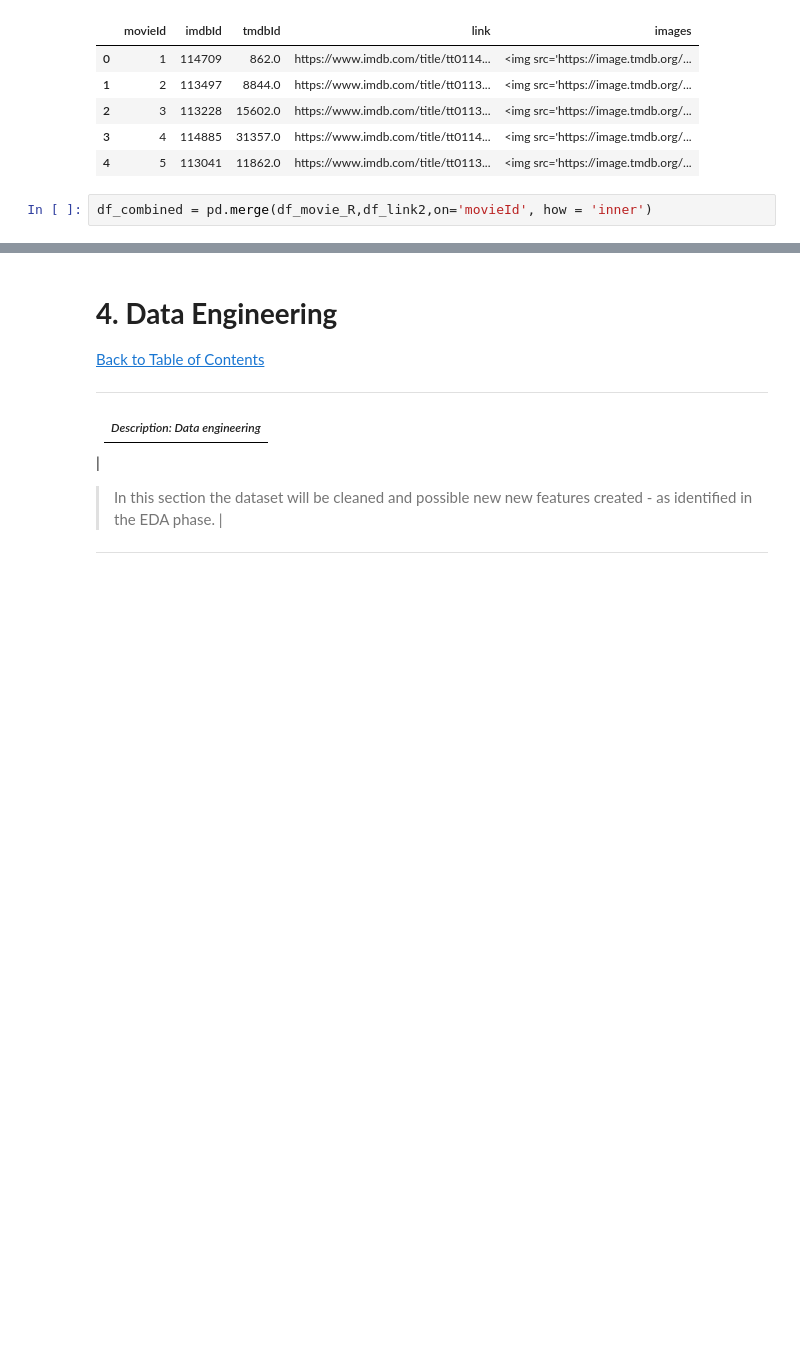
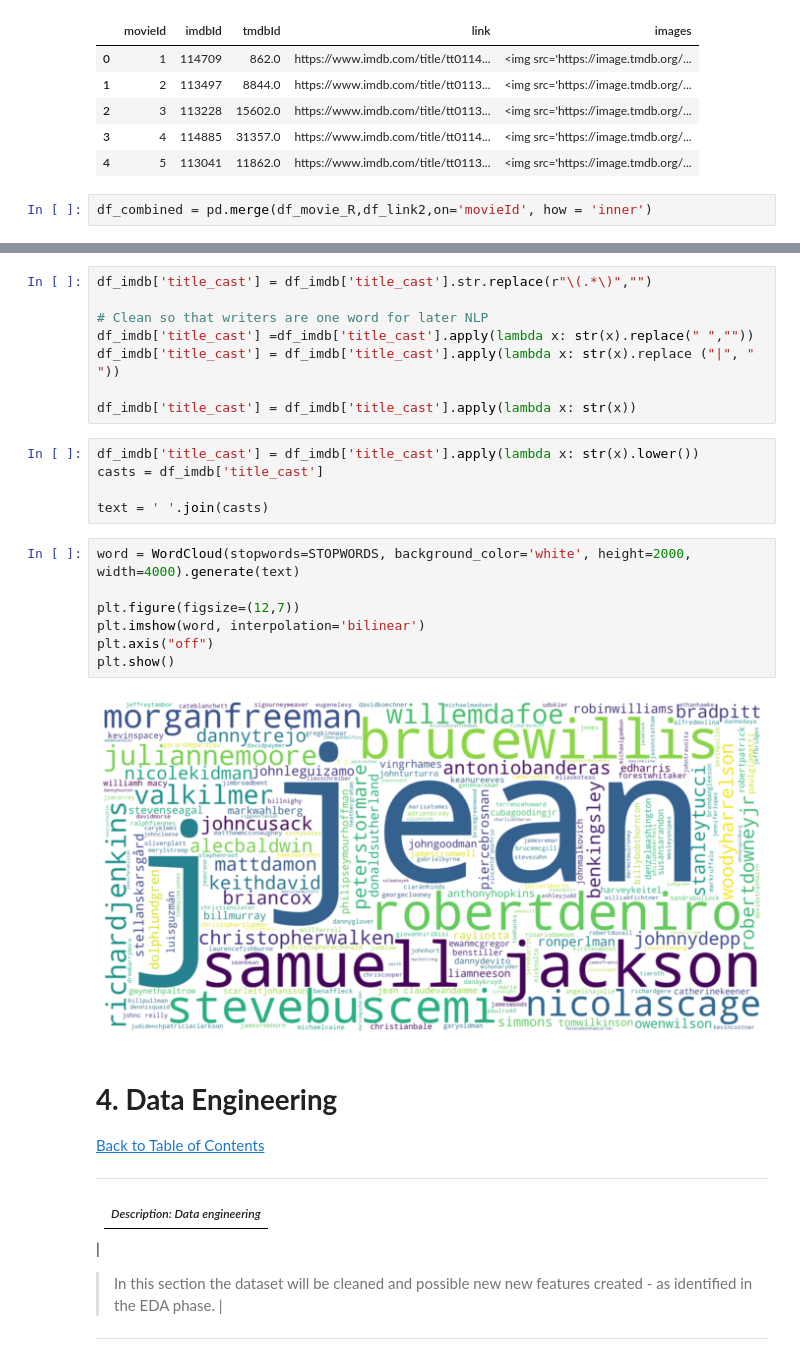
Before and after one commit to CaitMc/Team_ES2_Unsupervised_Predict, a Jupyter notebook: Team ES2 Unsupervised Predict.ipynb, the cells around one changed output, grey strips where cells are left out. Cells and saved outputs as stored; diff of their text form; blank space fills up the shorter version.

```diff
--- a/Team ES2 Unsupervised Predict.ipynb
+++ b/Team ES2 Unsupervised Predict.ipynb
@@ -640,3 +734,25 @@ HTML(movies_by_year.to_html(escape=False))
+# %%
+df_imdb['title_cast'] = df_imdb['title_cast'].str.replace(r"\(.*\)","")
+
+# Clean so that writers are one word for later NLP
+df_imdb['title_cast'] =df_imdb['title_cast'].apply(lambda x: str(x).replace(" ",""))
+df_imdb['title_cast'] = df_imdb['title_cast'].apply(lambda x: str(x).replace ("|", " "))
+
+df_imdb['title_cast'] = df_imdb['title_cast'].apply(lambda x: str(x))
+# %%
+df_imdb['title_cast'] = df_imdb['title_cast'].apply(lambda x: str(x).lower())
+casts = df_imdb['title_cast']
+
+text = ' '.join(casts)
+# %%
+word = WordCloud(stopwords=STOPWORDS, background_color='white', height=2000, width=4000).generate(text)
+
+plt.figure(figsize=(12,7))
+plt.imshow(word, interpolation='bilinear')
+plt.axis("off")
+plt.show()
+# %% [output]
+[figure, added]
 # %% [markdown]
 <a id="four"></a>
 
```
Also changed, not shown: parts of 9 cells of this notebook.
